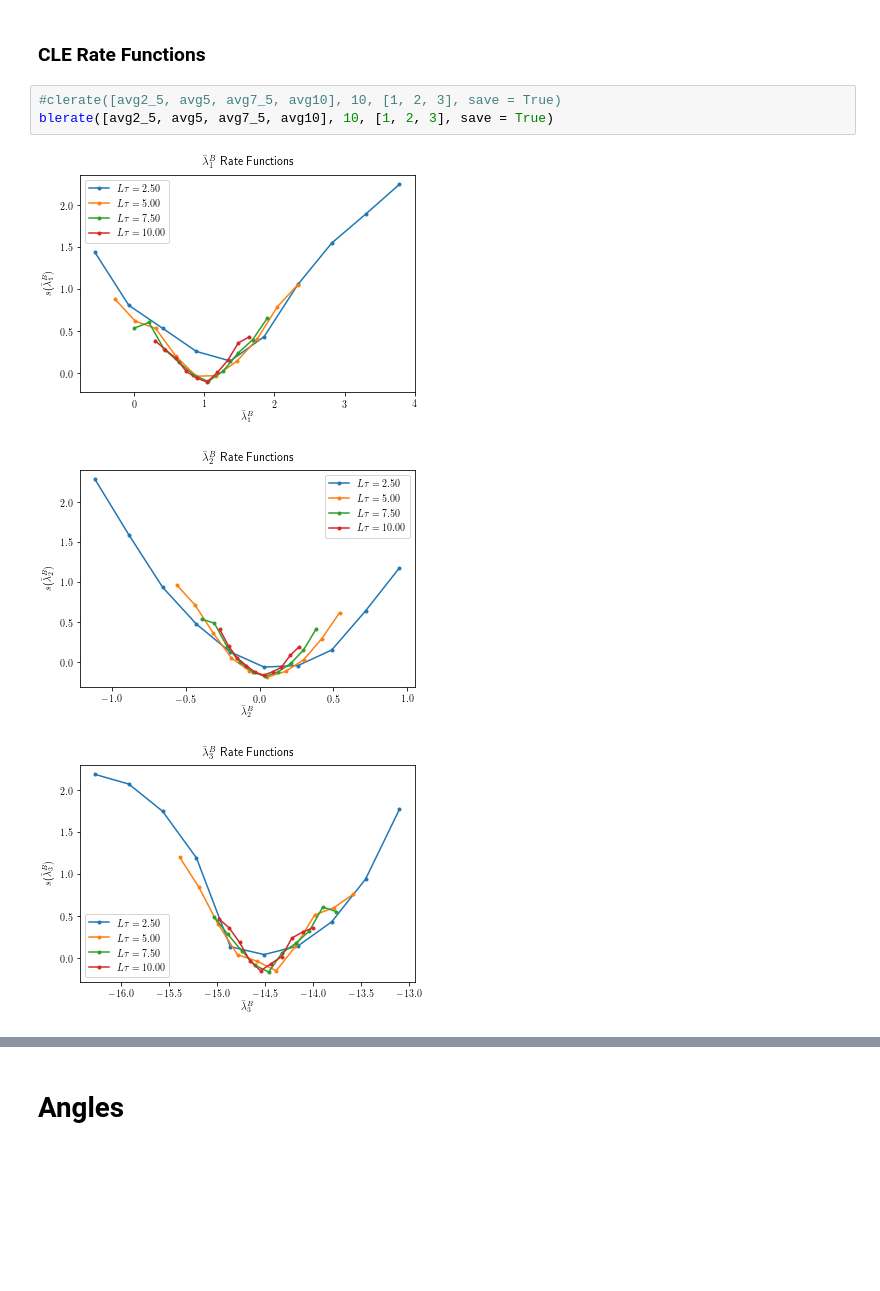
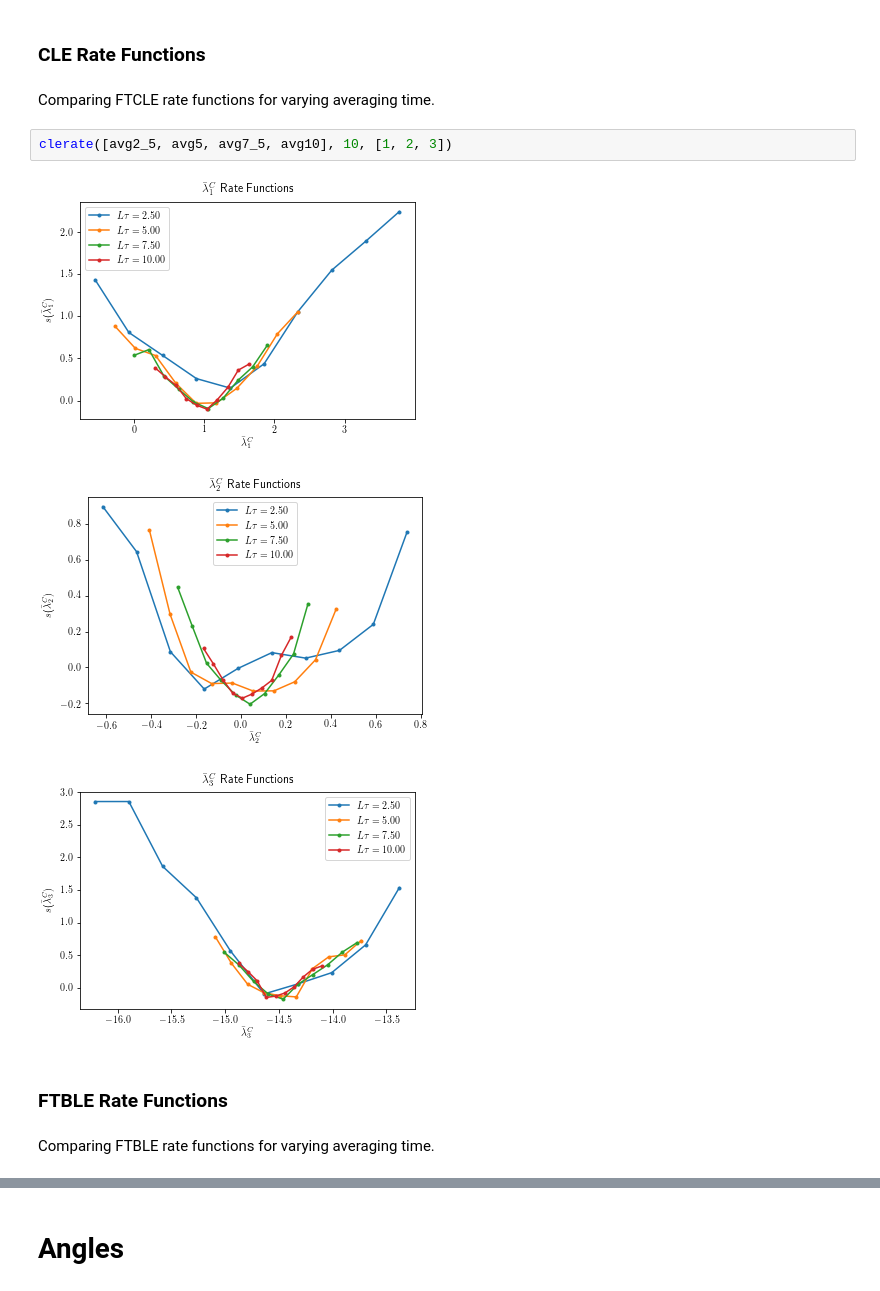
Before and after one commit to CalvinNesbitt/Lyapunov-Analysis, a Jupyter notebook: Lorenz-63-Example/Plotting-Ginelli-L63.ipynb, the cells around one changed output, grey strips where cells are left out. Drawn from its saved outputs; the diff is of its cells as text; blank space fills up the shorter version.

Commit message:
Cleaned up plotting notebook.

```diff
--- a/Lorenz-63-Example/Plotting-Ginelli-L63.ipynb
+++ b/Lorenz-63-Example/Plotting-Ginelli-L63.ipynb
@@ -444,9 +389,14 @@ comprate(avg5, 20, [1, 2, 3], save = True)
 # %% [markdown]
 ### CLE Rate Functions
+# %% [markdown]
+Comparing FTCLE rate functions for varying averaging time.
 # %%
-#clerate([avg2_5, avg5, avg7_5, avg10], 10, [1, 2, 3], save = True)
-blerate([avg2_5, avg5, avg7_5, avg10], 10, [1, 2, 3], save = True)
+clerate([avg2_5, avg5, avg7_5, avg10], 10, [1, 2, 3])
 # %% [output]
-[figure, old version]
+[figure, new version]
-[figure, old version]
+[figure, new version]
-[figure, old version]
+[figure, new version]
+# %% [markdown]
+### FTBLE Rate Functions
+# %% [markdown]
+Comparing FTBLE rate functions for varying averaging time.
```
Also changed, not shown: parts of 38 cells of this notebook.
